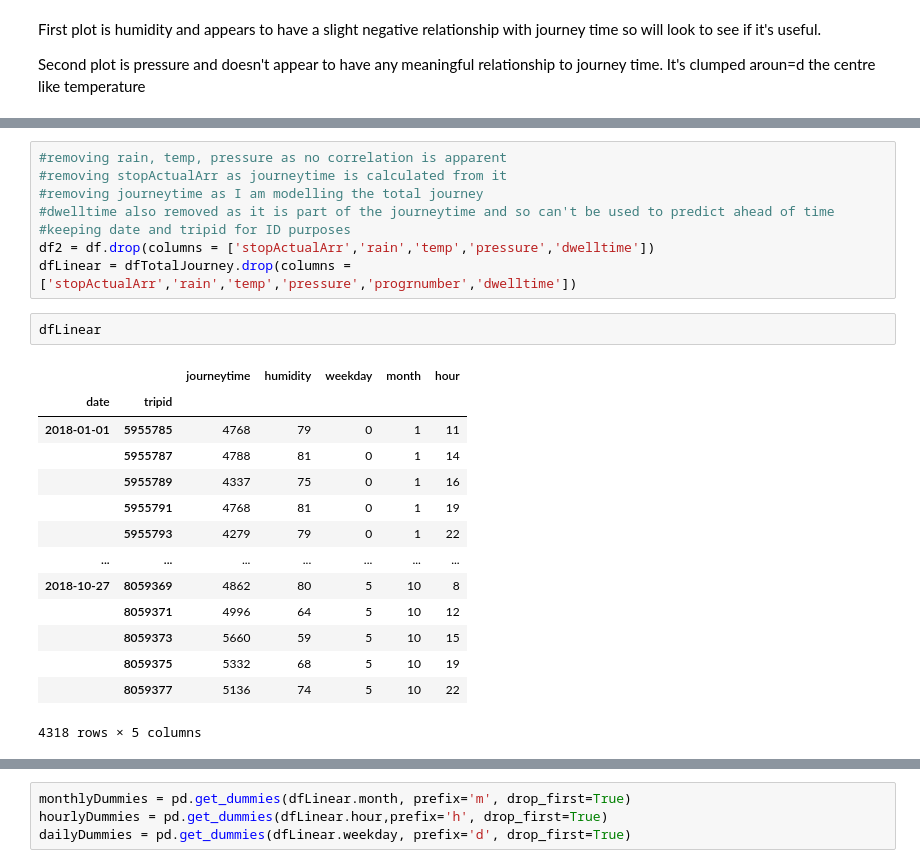
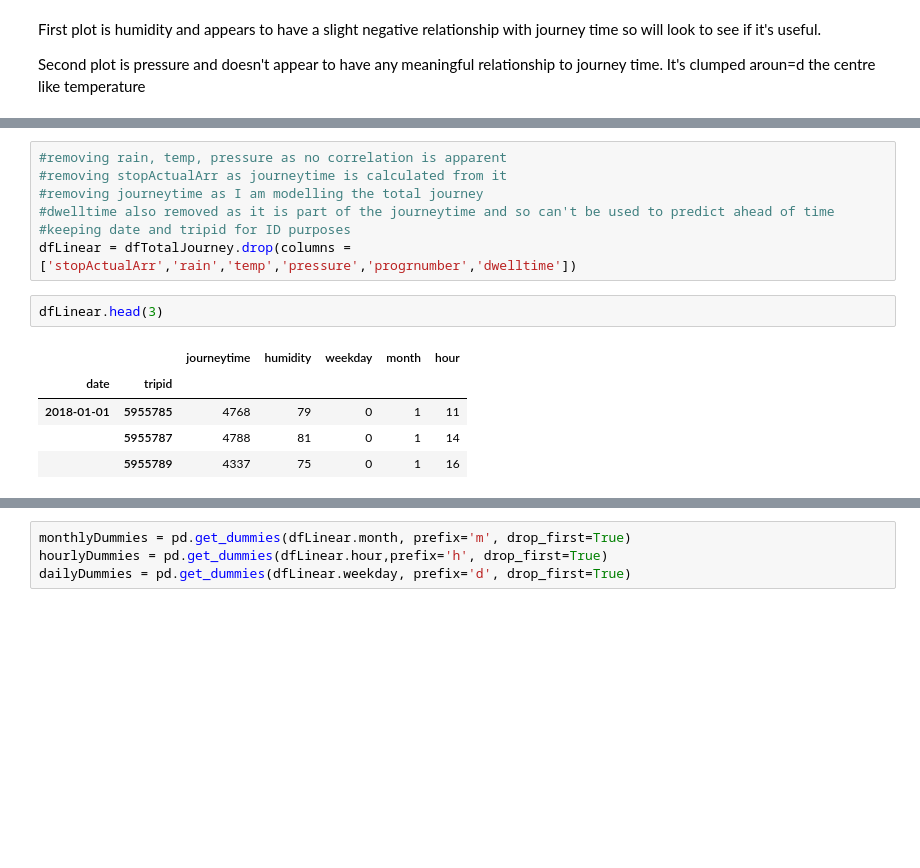
Before and after one commit to gouliev/dublinbusapp, a Jupyter notebook: data/dataAnalysis-Oscar.ipynb, the cells around one changed output, grey strips where cells are left out. Drawn from its saved outputs; the diff is of its cells as text; blank space fills up the shorter version.

```diff
--- a/data/dataAnalysis-Oscar.ipynb
+++ b/data/dataAnalysis-Oscar.ipynb
@@ -185,22 +162,12 @@ dfTotalJourney
 #removing journeytime as I am modelling the total journey
 #dwelltime also removed as it is part of the journeytime and so can't be used to predict ahead of time
 #keeping date and tripid for ID purposes
-df2 = df.drop(columns = ['stopActualArr','rain','temp','pressure','dwelltime'])
 dfLinear = dfTotalJourney.drop(columns = ['stopActualArr','rain','temp','pressure','progrnumber','dwelltime'])
 # %%
-dfLinear
+dfLinear.head(3)
 # %% [output]
 |  |  | journeytime | humidity | weekday | month | hour |
 | date | tripid |  |  |  |  |  |
 | 2018-01-01 | 5955785 | 4768 | 79 | 0 | 1 | 11 |
 |  | 5955787 | 4788 | 81 | 0 | 1 | 14 |
 |  | 5955789 | 4337 | 75 | 0 | 1 | 16 |
-|  | 5955791 | 4768 | 81 | 0 | 1 | 19 |
-|  | 5955793 | 4279 | 79 | 0 | 1 | 22 |
-| ... | ... | ... | ... | ... | ... | ... |
-| 2018-10-27 | 8059369 | 4862 | 80 | 5 | 10 | 8 |
-|  | 8059371 | 4996 | 64 | 5 | 10 | 12 |
-|  | 8059373 | 5660 | 59 | 5 | 10 | 15 |
-|  | 8059375 | 5332 | 68 | 5 | 10 | 19 |
-|  | 8059377 | 5136 | 74 | 5 | 10 | 22 |
-4318 rows × 5 columns
```
Also changed, not shown: parts of 30 cells of this notebook.
